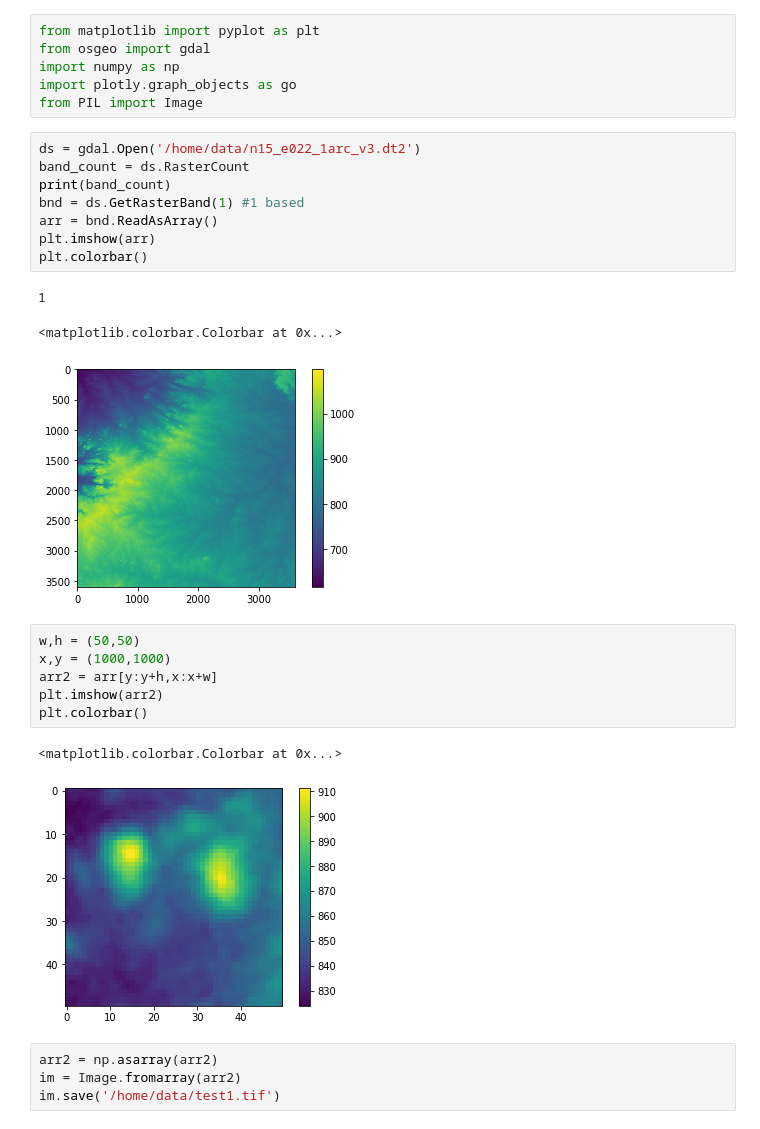
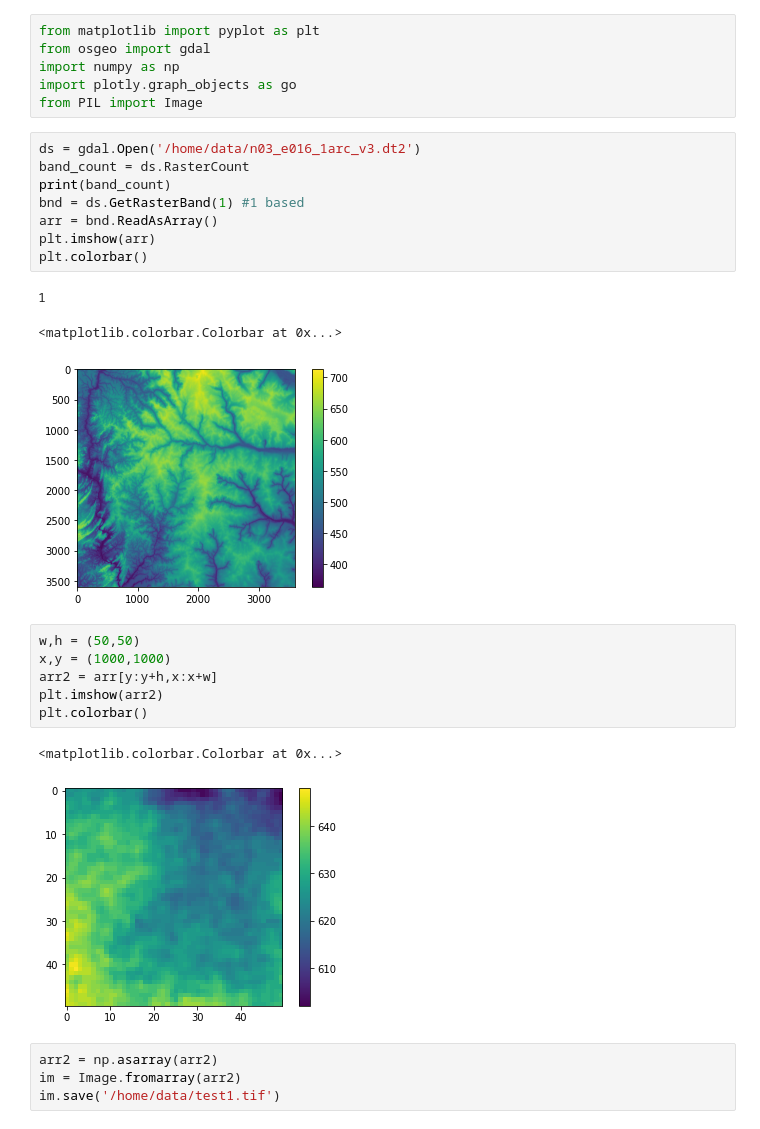
Before and after one commit to HukamiEstia/terrain_flow, a Jupyter notebook: notebooks/data_play_around.ipynb, the cells around one changed output. Drawn from its saved outputs; the diff is of its cells as text.

```diff
--- a/notebooks/data_play_around.ipynb
+++ b/notebooks/data_play_around.ipynb
@@ -5,17 +5,17 @@ import numpy as np
 import plotly.graph_objects as go
 from PIL import Image
 # %%
-ds = gdal.Open('/home/data/n15_e022_1arc_v3.dt2')
+ds = gdal.Open('/home/data/n03_e016_1arc_v3.dt2')
 band_count = ds.RasterCount
 print(band_count)
 bnd = ds.GetRasterBand(1) #1 based
 arr = bnd.ReadAsArray()
 plt.imshow(arr)
 plt.colorbar()
 # %% [output]
 1
 <matplotlib.colorbar.Colorbar at 0x...>
-[figure, old version]
+[figure, new version]
 # %%
 w,h = (50,50)
 x,y = (1000,1000)
@@ -24,7 +24,7 @@ plt.imshow(arr2)
 plt.colorbar()
 # %% [output]
 <matplotlib.colorbar.Colorbar at 0x...>
-[figure, old version]
+[figure, new version]
 # %%
 arr2 = np.asarray(arr2)
 im = Image.fromarray(arr2)
```
Also changed, not shown: parts of 2 cells of this notebook, 12 other files.
